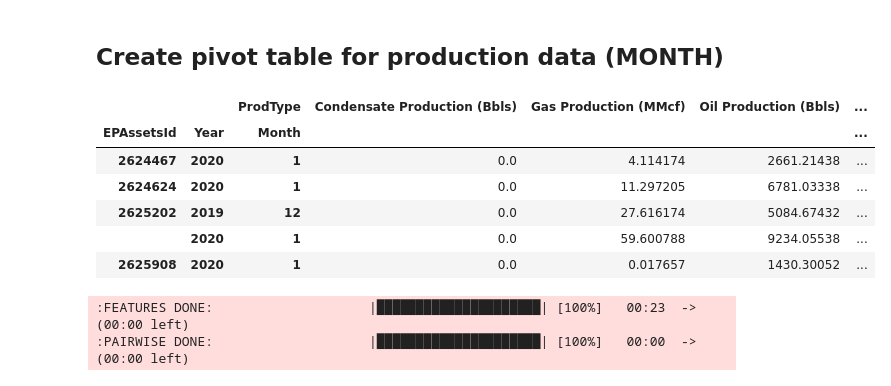
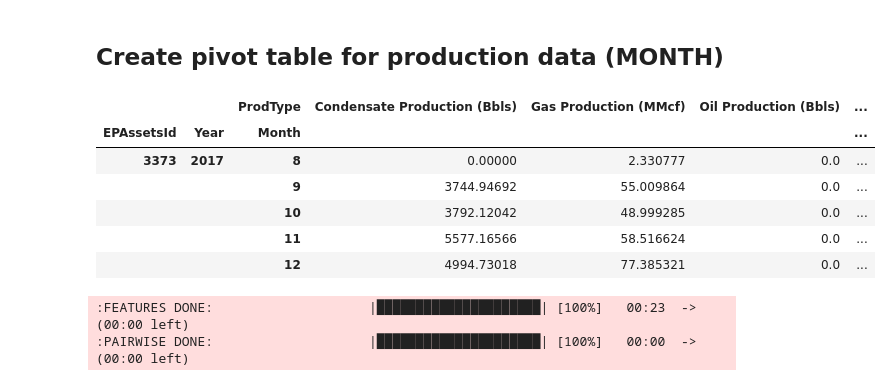
Before and after one commit to coy17a/2020DUCdatathon, a Jupyter notebook: DUC Wells Identification/EDA/EDA for Identification of DUC Wells.ipynb, the cells around one changed output. Cells and saved outputs as stored; diff of their text form; code cells hidden in the pictures.

```diff
--- a/DUC Wells Identification/EDA/EDA for Identification of DUC Wells.ipynb
+++ b/DUC Wells Identification/EDA/EDA for Identification of DUC Wells.ipynb
@@ -345,15 +383,15 @@ Report wellproduction_pivot.html was generated! NOTEBOOK/COLAB USERS: no browser
 # %%
 wellproduction_monthly_pivot = well_production.pivot_table(index=['EPAssetsId', 'Year', 'Month'], columns='ProdType',  values='Volume', fill_value= 0, aggfunc=np.sum, observed=True)
 
-wellproduction_monthly_pivot.tail()
+wellproduction_monthly_pivot.head()
 # %% [output]
 |  |  | ProdType | Condensate Production (Bbls) | Gas Production (MMcf) | Oil Production (Bbls) | ... |
 | EPAssetsId | Year | Month |  |  |  | ... |
-| 2624467 | 2020 | 1 | 0.0 | 4.114174 | 2661.21438 | ... |
-| 2624624 | 2020 | 1 | 0.0 | 11.297205 | 6781.03338 | ... |
-| 2625202 | 2019 | 12 | 0.0 | 27.616174 | 5084.67432 | ... |
-|  | 2020 | 1 | 0.0 | 59.600788 | 9234.05538 | ... |
-| 2625908 | 2020 | 1 | 0.0 | 0.017657 | 1430.30052 | ... |
+| 3373 | 2017 | 8 | 0.00000 | 2.330777 | 0.0 | ... |
+|  |  | 9 | 3744.94692 | 55.009864 | 0.0 | ... |
+|  |  | 10 | 3792.12042 | 48.999285 | 0.0 | ... |
+|  |  | 11 | 5577.16566 | 58.516624 | 0.0 | ... |
+|  |  | 12 | 4994.73018 | 77.385321 | 0.0 | ... |
 # %%
 wpm_pivot=sv.analyze(wellproduction_monthly_pivot)
 # %% [output]
```
Also changed, not shown: parts of 10 cells of this notebook.
